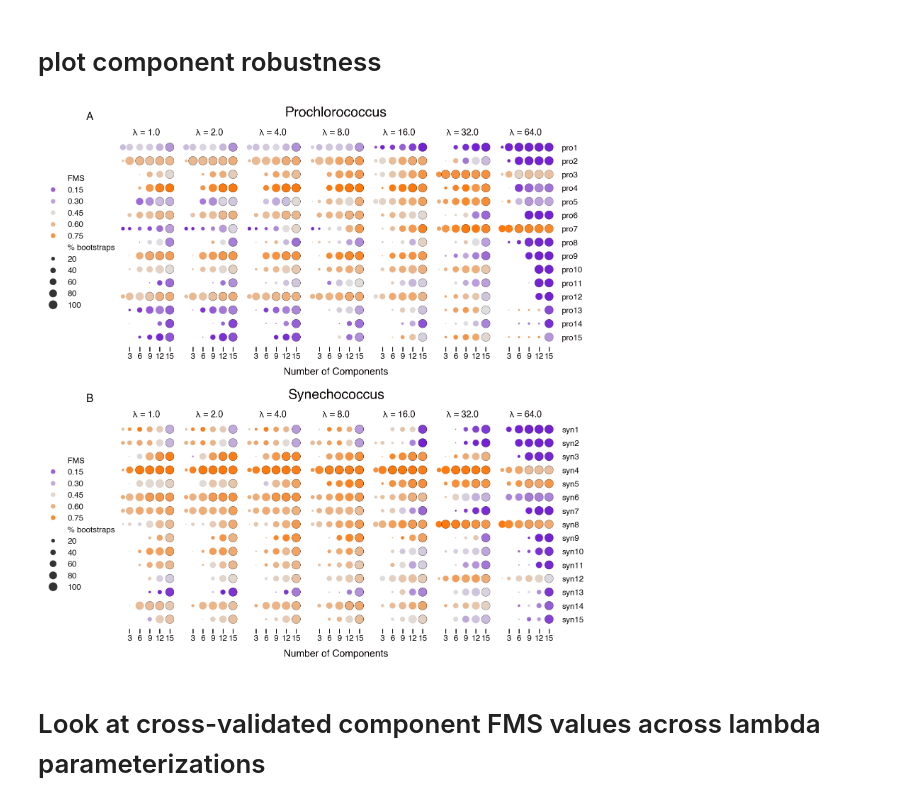
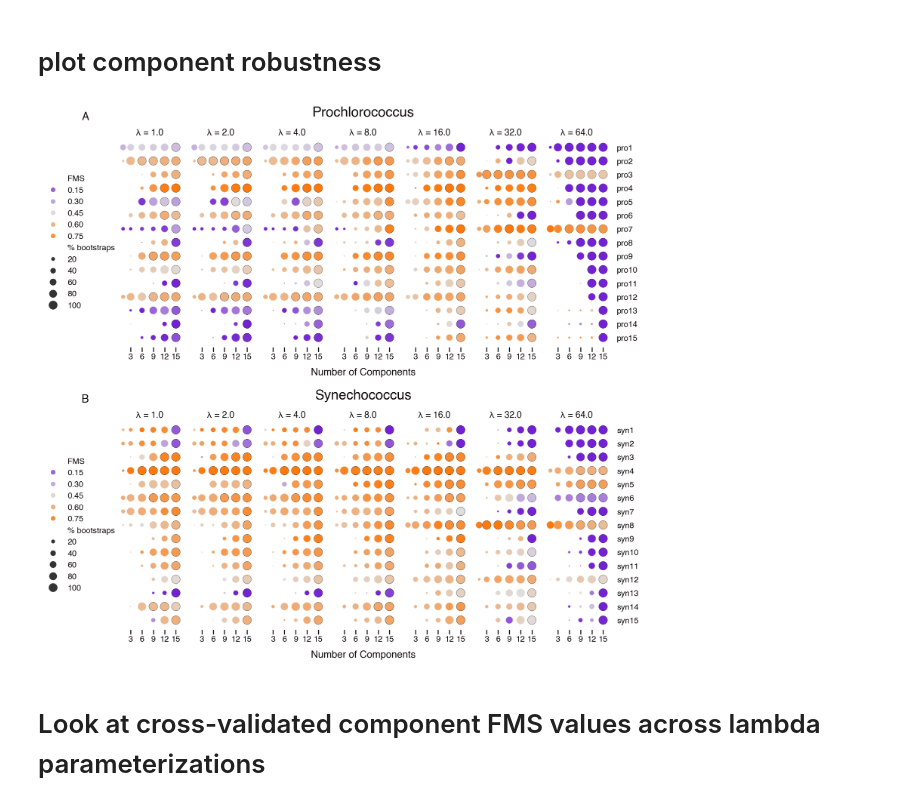
Before and after one commit to blasks/barnacle-manuscript, a Jupyter notebook: analyses/5-models/2-component-robustness-sparsity.ipynb, the cells around one changed output. Cells and saved outputs as stored; diff of their text form; code cells hidden in the pictures.

Commit message:
figure tweaks, fixed problem with errorbars

```diff
--- a/analyses/5-models/2-component-robustness-sparsity.ipynb
+++ b/analyses/5-models/2-component-robustness-sparsity.ipynb
@@ -384,7 +384,7 @@ component_df
 
 # make multiple plots
 fig, axes = plt.subplots(
-    2, len(lambdas[cyano]['comp']), figsize=(16, 18), sharey='row', gridspec_kw={'wspace': 0.05, 'hspace': 0.35}
+    2, len(lambdas[cyano]['comp']), figsize=(18, 18), sharey='row', gridspec_kw={'wspace': 0.05, 'hspace': 0.35}
 )
 marker_palette = {True: line_color, False: neutral_color}
 
@@ -394,7 +394,7 @@ for row, cyano in enumerate(['pro', 'syn']):
     # set up component robustness dataframe
     df = component_df[component_df['genus'] == cyano]
     df = df.groupby(['comparison_rank', 'comparison_lambda', 'reference_component']).agg(
-        FMS = ('fms', 'mean'),
+        FMS = ('fms', 'median'),
         bootstrap_count = ('fms', 'count')
     ).reset_index()
     # calculate bootstrap percentage
@@ -442,34 +442,34 @@ for row, cyano in enumerate(['pro', 'syn']):
         if i == 0:
             axes[row][i].tick_params(left=False, right=False, labelleft=False, labelright=False)
             # make legend
             axes[row][i].legend(loc='center right', alignment='right', bbox_to_anchor=(0.1, 0.5));
         elif i == len(lambdas[cyano]['comp']) - 1:
             # set cluster labels
             axes[row][-1].tick_params(left=False, right=False, labelleft=False, labelright=True)
             axes[row][-1].set_yticks(n_components - np.arange(n_components),
                                      [f'{cyano}{i+1}' for i in np.arange(n_components)]);
             # for tick in axes[row][-1].get_yticklabels():
             #     tick.set_color({'pro': sns.color_palette()[2], 'syn': sns.color_palette()[3]}[cyano])
         else:
             axes[row][i].tick_params(left=False, right=False, labelleft=False, labelright=False)
 
     # add annotations
     axes[row][0].annotate(
         {0: 'A', 1: 'B'}[row], xy=(-0.5, 1.1), xycoords='axes fraction', va='center', ha='left',
         weight='bold', fontsize=22, annotation_clip=False
     )
     axes[row][3].annotate(
         {0: 'Prochlorococcus', 1: 'Synechococcus'}[row], xy=(0.5, 1.12), xycoords='axes fraction',
         va='center', ha='center', weight='bold', style='italic', fontsize=28, annotation_clip=False
     )
     axes[row][3].annotate(
         'Number of Components', xy=(0.5, -0.12), xycoords='axes fraction',
         va='center', ha='center', fontsize=20, annotation_clip=False
     )
 
 fig.savefig(outdir / 'component-robustness-sparsity.png', bbox_inches='tight')
 # %% [output]
-[figure, old version]
+[figure, new version]
 # %% [markdown]
 # Look at cross-validated component FMS values across lambda parameterizations
 # %%
```
Also changed, not shown: parts of 1 cell of this notebook, 2 other files.
